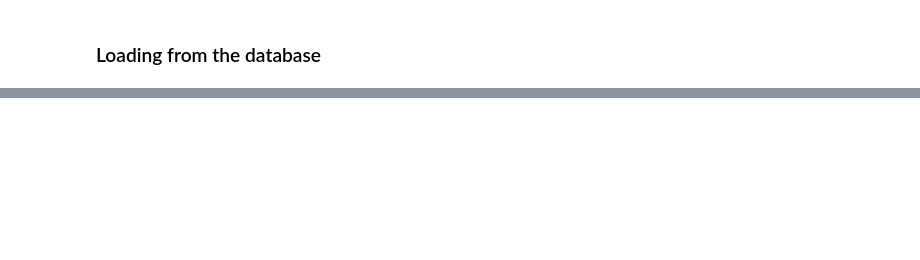
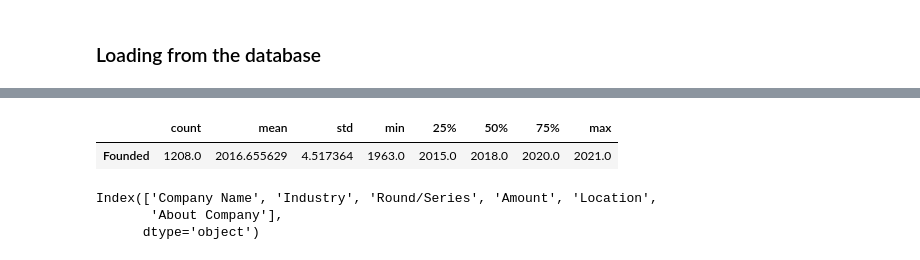
Before and after one commit to elishastanley/Indian-Start-up-Funding-Analysis-2018-2021, a Jupyter notebook: notebook/main.ipynb, the cells around one changed output, grey strips where cells are left out. Cells and saved outputs as stored; diff of their text form; code cells hidden in the pictures; blank space fills up the shorter version.

```diff
--- a/notebook/main.ipynb
+++ b/notebook/main.ipynb
@@ -87,0 +285,11 @@ data_2021.head()
+# %%
+data_2021.describe().T
+# %% [output]
+|  | count | mean | std | min | 25% | 50% | 75% | max |
+| Founded | 1208.0 | 2016.655629 | 4.517364 | 1963.0 | 2015.0 | 2018.0 | 2020.0 | 2021.0 |
+# %%
+data_2018.columns
+# %% [output]
+Index(['Company Name', 'Industry', 'Round/Series', 'Amount', 'Location',
+       'About Company'],
+      dtype='object')
```
Also changed, not shown: parts of 26 cells of this notebook, 1 other file.
